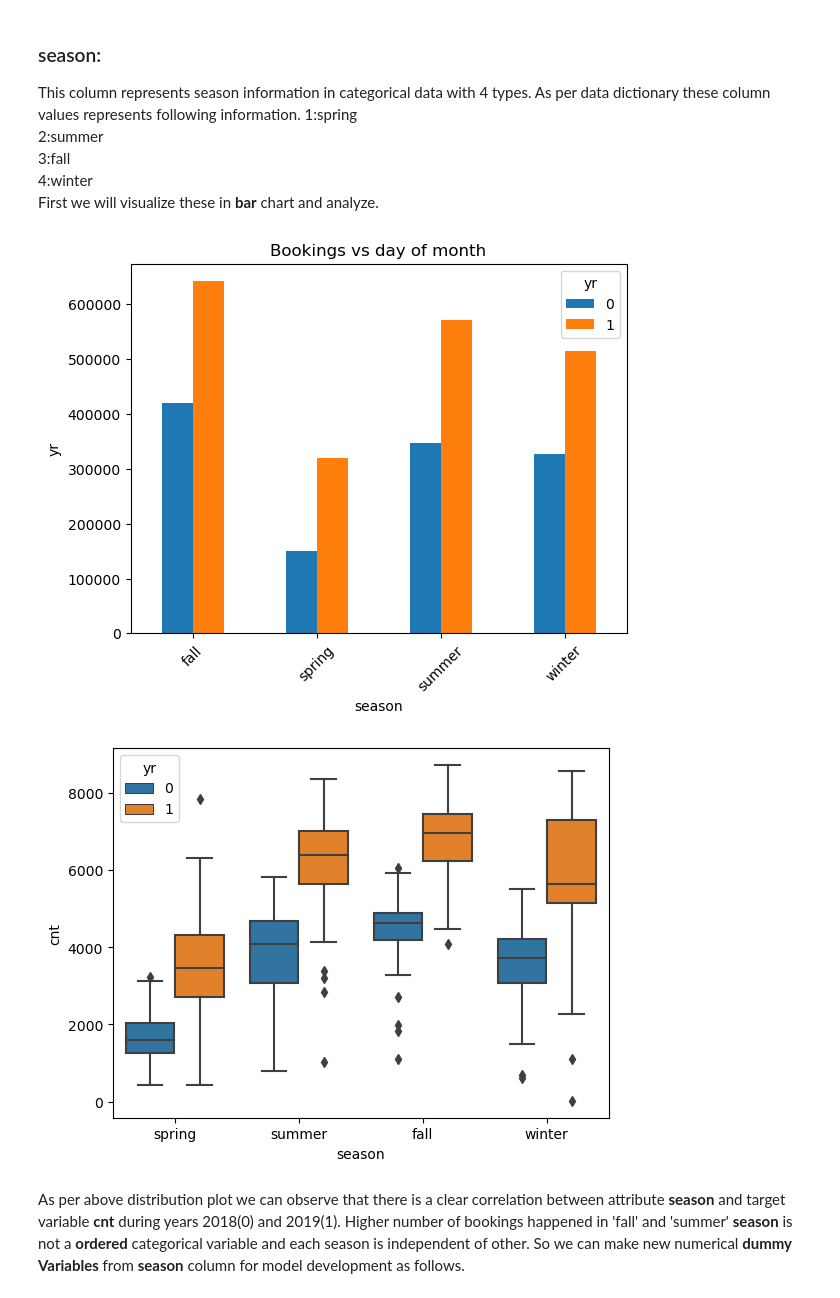
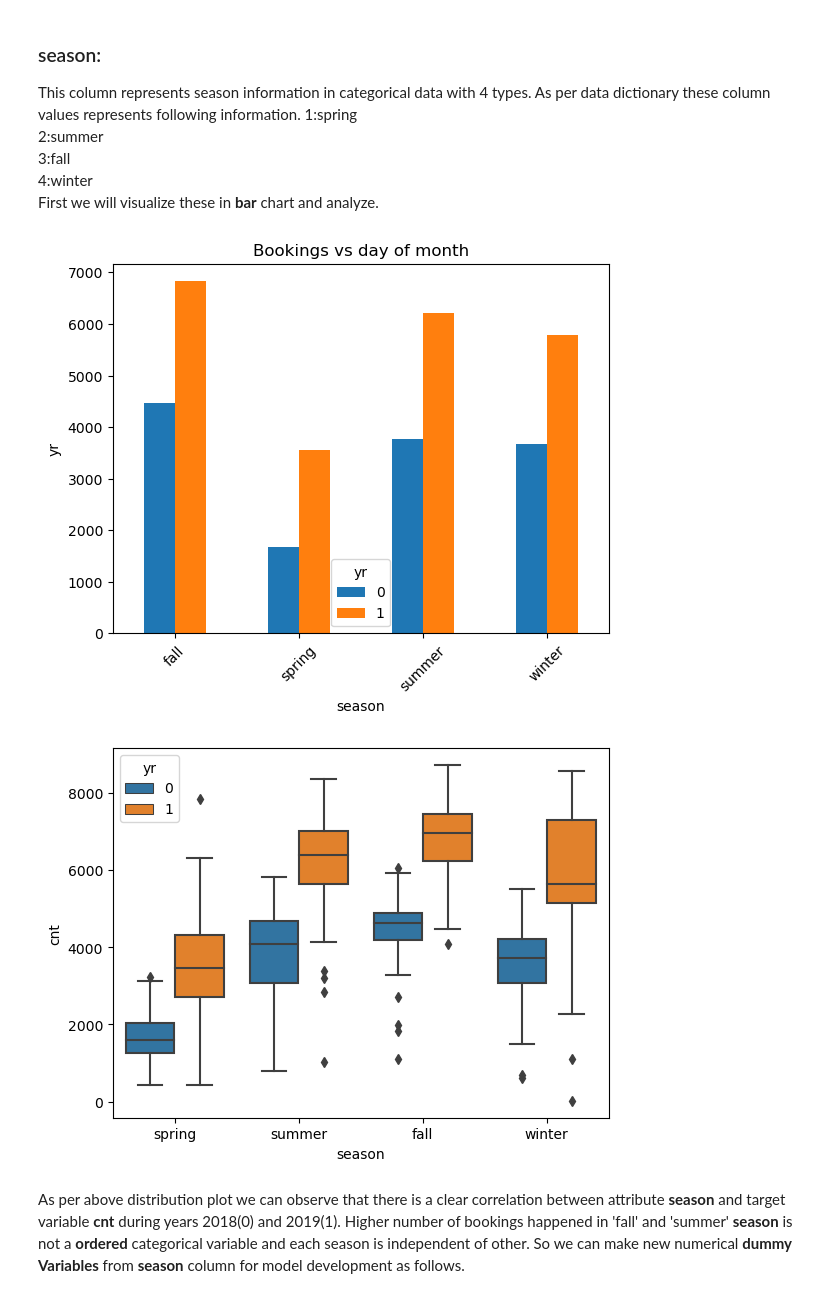
Before and after one commit to bhanu481/BoomBikes-Bikesharing, a Jupyter notebook: BoomBikes-BikeSharing.ipynb, the cells around one changed output. Saved outputs shown, nothing was run; the diff lists cells and outputs as text; code cells hidden in the pictures.

```diff
--- a/BoomBikes-BikeSharing.ipynb
+++ b/BoomBikes-BikeSharing.ipynb
@@ -172,13 +172,13 @@ This column represents season information in categorical data with 4 types. As p
 First we will visualize these in <b>bar</b> chart and analyze.
 # %%
 df_sharing.season = df_sharing.season.map({1:'spring', 2:'summer', 3:'fall', 4:'winter'})
-pt_season = pd.pivot_table(df_sharing, values='cnt', index='season', columns='yr', aggfunc='sum')
+pt_season = pd.pivot_table(df_sharing, values='cnt', index='season', columns='yr', aggfunc='mean')
 pt_season.plot(kind='bar', rot=45,  ylabel='yr', title="Bookings vs day of month")
 plt.show()
 sns.boxplot(x = 'season', y = 'cnt', hue = 'yr', data = df_sharing)
 plt.show()
 # %% [output]
-[figure, old version]
+[figure, new version]
 [figure]
 # %% [markdown]
 As per above distribution plot we can observe that there is a clear correlation between attribute <b>season</b> and target variable <b>cnt</b> during years 2018(0) and 2019(1).
```
Also changed, not shown: parts of 19 cells of this notebook, 1 other file.
